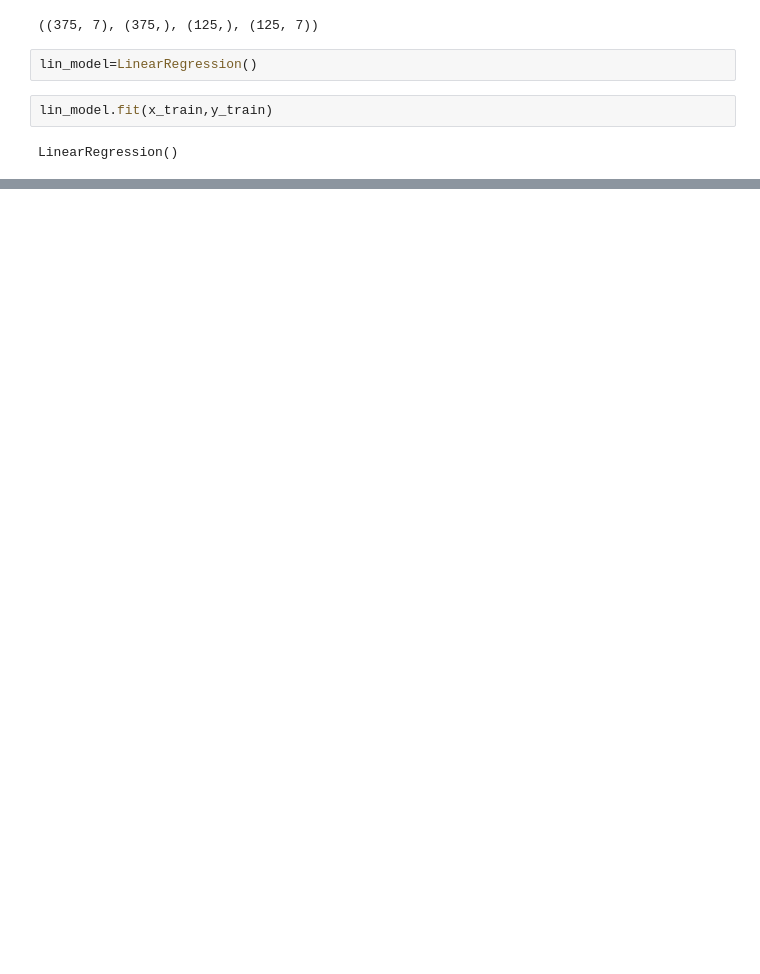
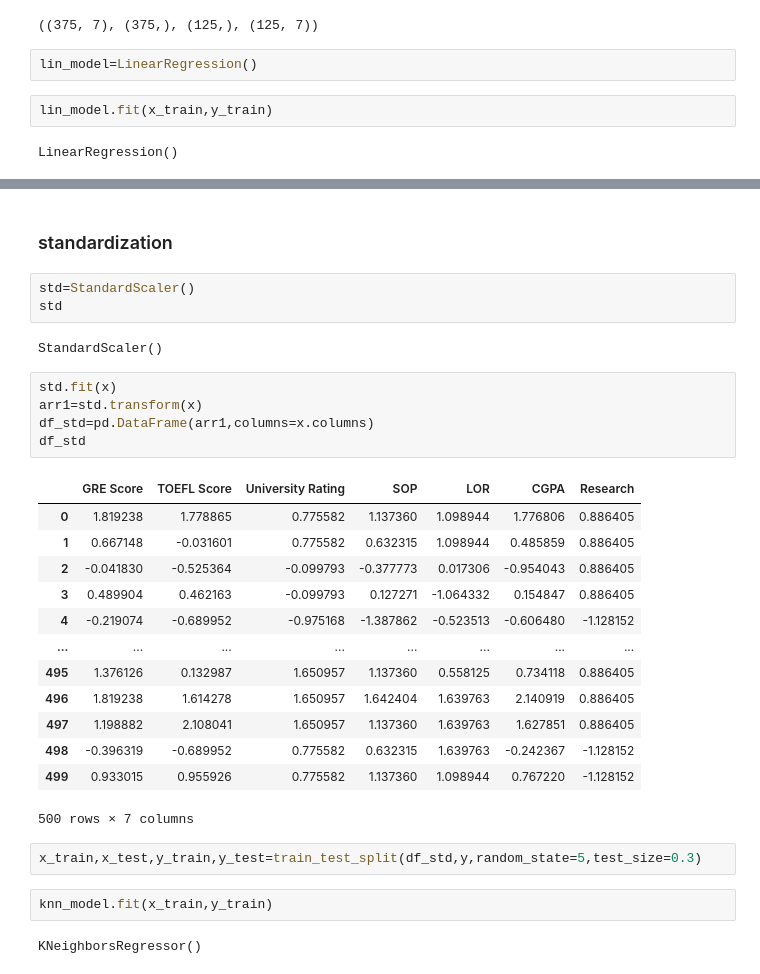
Before and after one commit to abhijit1118av/admission_MLproject, a Jupyter notebook: artifacts/admission_model.ipynb, the cells around one changed output, grey strips where cells are left out. Drawn from its saved outputs; the diff is of its cells as text; blank space fills up the shorter version.

```diff
--- a/admission_model.ipynb
+++ b/artifacts/admission_model.ipynb
@@ -301,0 +522,32 @@ r 2 score=0.8223444375427977
+# %% [markdown]
+### standardization
+# %%
+std=StandardScaler()
+std
+# %% [output]
+StandardScaler()
+# %%
+std.fit(x)
+arr1=std.transform(x)
+df_std=pd.DataFrame(arr1,columns=x.columns)
+df_std
+# %% [output]
+|  | GRE Score | TOEFL Score | University Rating | SOP | LOR | CGPA | Research |
+| 0 | 1.819238 | 1.778865 | 0.775582 | 1.137360 | 1.098944 | 1.776806 | 0.886405 |
+| 1 | 0.667148 | -0.031601 | 0.775582 | 0.632315 | 1.098944 | 0.485859 | 0.886405 |
+| 2 | -0.041830 | -0.525364 | -0.099793 | -0.377773 | 0.017306 | -0.954043 | 0.886405 |
+| 3 | 0.489904 | 0.462163 | -0.099793 | 0.127271 | -1.064332 | 0.154847 | 0.886405 |
+| 4 | -0.219074 | -0.689952 | -0.975168 | -1.387862 | -0.523513 | -0.606480 | -1.128152 |
+| ... | ... | ... | ... | ... | ... | ... | ... |
+| 495 | 1.376126 | 0.132987 | 1.650957 | 1.137360 | 0.558125 | 0.734118 | 0.886405 |
+| 496 | 1.819238 | 1.614278 | 1.650957 | 1.642404 | 1.639763 | 2.140919 | 0.886405 |
+| 497 | 1.198882 | 2.108041 | 1.650957 | 1.137360 | 1.639763 | 1.627851 | 0.886405 |
+| 498 | -0.396319 | -0.689952 | 0.775582 | 0.632315 | 1.639763 | -0.242367 | -1.128152 |
+| 499 | 0.933015 | 0.955926 | 0.775582 | 1.137360 | 1.098944 | 0.767220 | -1.128152 |
+500 rows × 7 columns
+# %%
+x_train,x_test,y_train,y_test=train_test_split(df_std,y,random_state=5,test_size=0.3)
+# %%
+knn_model.fit(x_train,y_train)
+# %% [output]
+KNeighborsRegressor()
```
Also changed, not shown: parts of 41 cells of this notebook, 12 other files.
